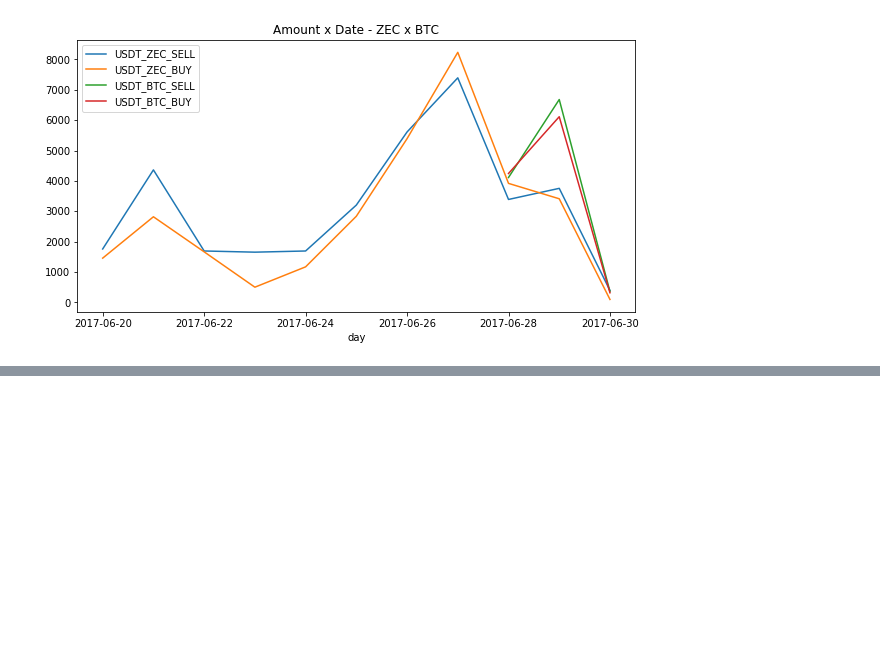
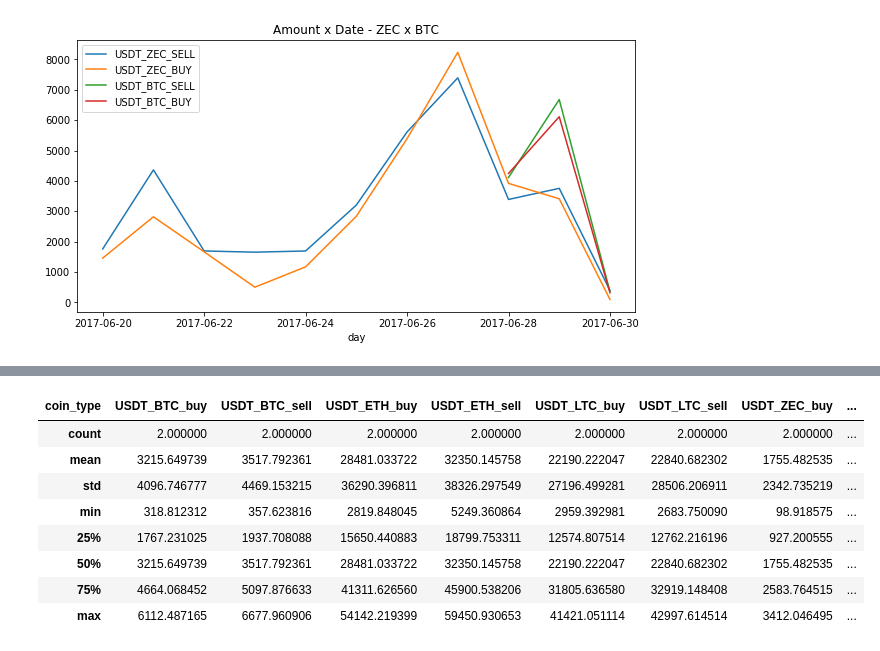
Before and after one commit to nikolasmagno/btc-alt, a Jupyter notebook: NTB-OPERACAO.ipynb, the cells around one changed output, grey strips where cells are left out. Cells and saved outputs as stored; diff of their text form; code cells hidden in the pictures; blank space fills up the shorter version.

```diff
--- a/NTB-OPERACAO.ipynb
+++ b/NTB-OPERACAO.ipynb
@@ -281,0 +267,12 @@ day
+# %%
+dt_periodo_queda_btc.pivot(columns='coin_type', values='amount').describe()
+# %% [output]
+| coin_type | USDT_BTC_buy | USDT_BTC_sell | USDT_ETH_buy | USDT_ETH_sell | USDT_LTC_buy | USDT_LTC_sell | USDT_ZEC_buy | ... |
+| count | 2.000000 | 2.000000 | 2.000000 | 2.000000 | 2.000000 | 2.000000 | 2.000000 | ... |
+| mean | 3215.649739 | 3517.792361 | 28481.033722 | 32350.145758 | 22190.222047 | 22840.682302 | 1755.482535 | ... |
+| std | 4096.746777 | 4469.153215 | 36290.396811 | 38326.297549 | 27196.499281 | 28506.206911 | 2342.735219 | ... |
+| min | 318.812312 | 357.623816 | 2819.848045 | 5249.360864 | 2959.392981 | 2683.750090 | 98.918575 | ... |
+| 25% | 1767.231025 | 1937.708088 | 15650.440883 | 18799.753311 | 12574.807514 | 12762.216196 | 927.200555 | ... |
+| 50% | 3215.649739 | 3517.792361 | 28481.033722 | 32350.145758 | 22190.222047 | 22840.682302 | 1755.482535 | ... |
+| 75% | 4664.068452 | 5097.876633 | 41311.626560 | 45900.538206 | 31805.636580 | 32919.148408 | 2583.764515 | ... |
+| max | 6112.487165 | 6677.960906 | 54142.219399 | 59450.930653 | 41421.051114 | 42997.614514 | 3412.046495 | ... |
```
Also changed, not shown: parts of 16 cells of this notebook.
